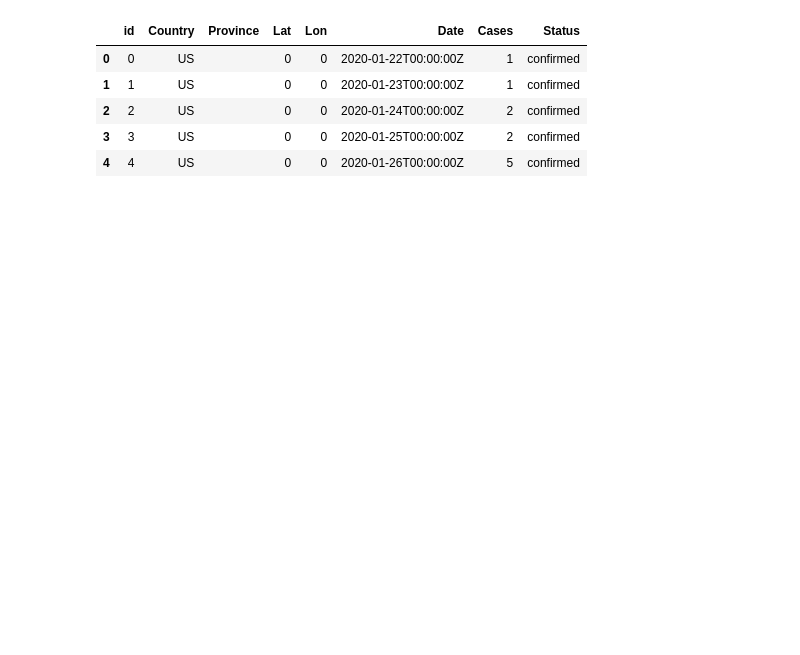
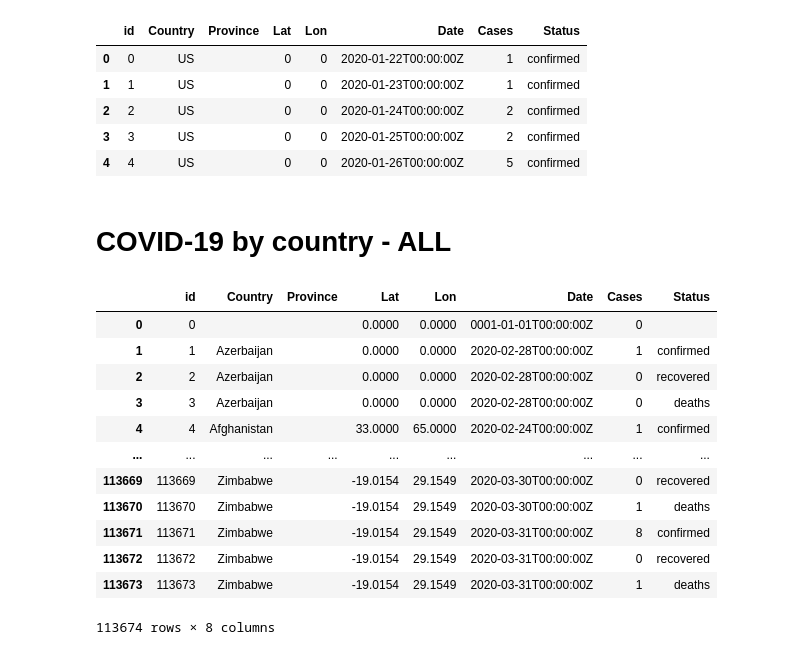
Before and after one commit to kennethtanaka/Original_Project2_Ken, a Jupyter notebook: Project2/jupyter/COVID-19 Financial Impact.ipynb, the cells around one changed output. Drawn from its saved outputs; the diff is of its cells as text; code cells hidden in the pictures; blank space fills up the shorter version.

```diff
--- a/Project2/jupyter/COVID-19 Financial Impact.ipynb
+++ b/Project2/jupyter/COVID-19 Financial Impact.ipynb
@@ -203,3 +290,14 @@ US_df.head()
 | 2 | 2 | US |  | 0 | 0 | 2020-01-24T00:00:00Z | 2 | confirmed |
 | 3 | 3 | US |  | 0 | 0 | 2020-01-25T00:00:00Z | 2 | confirmed |
 | 4 | 4 | US |  | 0 | 0 | 2020-01-26T00:00:00Z | 5 | confirmed |
+# %% [markdown]
+# COVID-19 by country - ALL
+# %%
+# Build the endpoint URL for COVID-19 by country all data
+# Returns confirmed type for a country from the first recorded case.
+# Source : https://covid19api.com/
+
+target_url = ('https://api.covid19api.com/all')
+# %%
+# Run a request to endpoint and convert result to json
+all_data = requests.get(target_url).json()
@@ -205,0 +307,21 @@ US_df.head()
+# %%
+all_df = pd.DataFrame (all_data).reset_index()
+all_df = all_df.rename(columns={"index":"id"})
+# %%
+#convert to csv file
+all_df.to_csv("all_Covid19.csv",index=False)
+all_df
+# %% [output]
+|  | id | Country | Province | Lat | Lon | Date | Cases | Status |
+| 0 | 0 |  |  | 0.0000 | 0.0000 | 0001-01-01T00:00:00Z | 0 |  |
+| 1 | 1 | Azerbaijan |  | 0.0000 | 0.0000 | 2020-02-28T00:00:00Z | 1 | confirmed |
+| 2 | 2 | Azerbaijan |  | 0.0000 | 0.0000 | 2020-02-28T00:00:00Z | 0 | recovered |
+| 3 | 3 | Azerbaijan |  | 0.0000 | 0.0000 | 2020-02-28T00:00:00Z | 0 | deaths |
+| 4 | 4 | Afghanistan |  | 33.0000 | 65.0000 | 2020-02-24T00:00:00Z | 1 | confirmed |
+| ... | ... | ... | ... | ... | ... | ... | ... | ... |
+| 113669 | 113669 | Zimbabwe |  | -19.0154 | 29.1549 | 2020-03-30T00:00:00Z | 0 | recovered |
+| 113670 | 113670 | Zimbabwe |  | -19.0154 | 29.1549 | 2020-03-30T00:00:00Z | 1 | deaths |
+| 113671 | 113671 | Zimbabwe |  | -19.0154 | 29.1549 | 2020-03-31T00:00:00Z | 8 | confirmed |
+| 113672 | 113672 | Zimbabwe |  | -19.0154 | 29.1549 | 2020-03-31T00:00:00Z | 0 | recovered |
+| 113673 | 113673 | Zimbabwe |  | -19.0154 | 29.1549 | 2020-03-31T00:00:00Z | 1 | deaths |
+113674 rows × 8 columns
```
Also changed, not shown: parts of 22 cells of this notebook, 18 other files.
